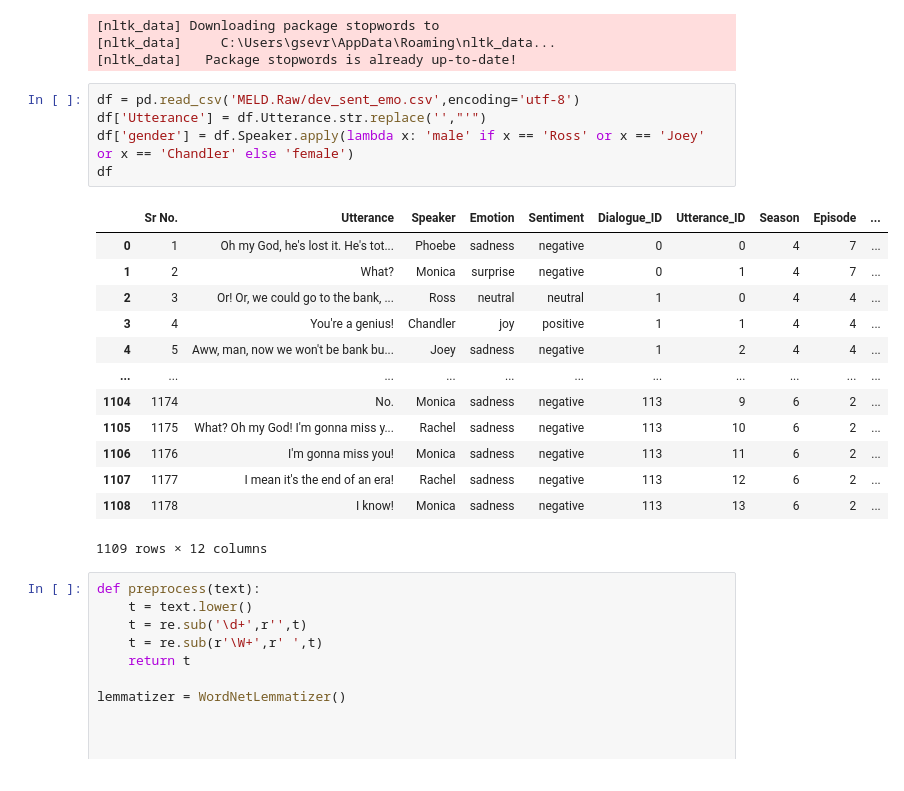
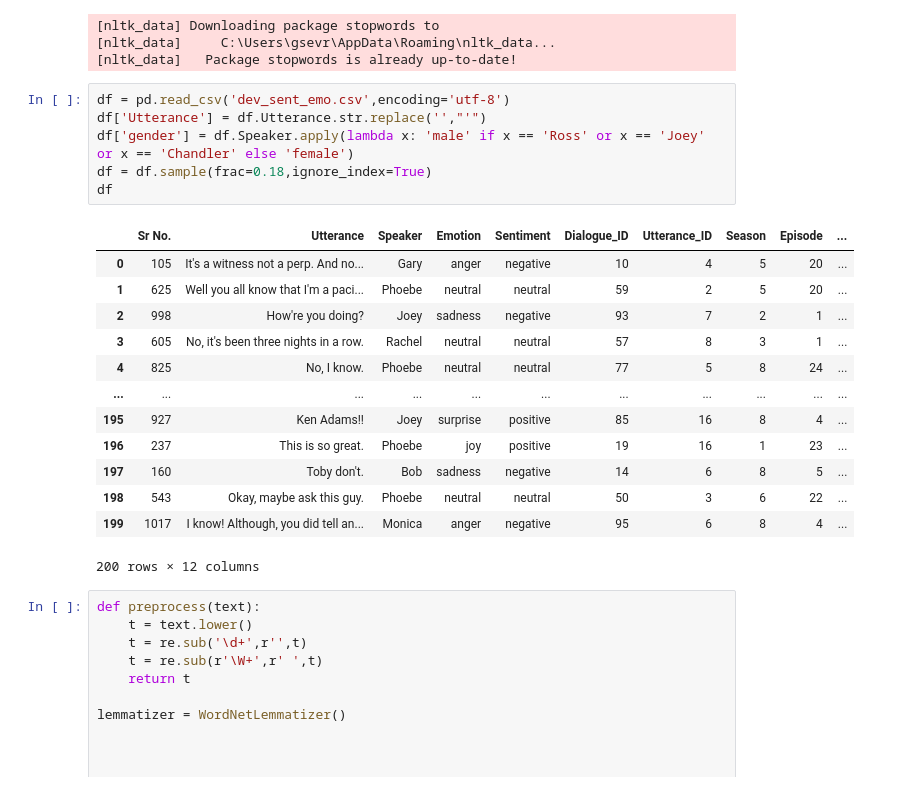
Before and after one commit to isevr/TVEmotion, a Jupyter notebook: t.ipynb, the cells around one changed output. Saved outputs shown, nothing was run; the diff lists cells and outputs as text.

```diff
--- a/t.ipynb
+++ b/t.ipynb
@@ -27,4 +27,4 @@ import os
 [nltk_data]     C:\Users\gsevr\AppData\Roaming\nltk_data...
 [nltk_data]   Package stopwords is already up-to-date!
 # %%
-df = pd.read_csv('MELD.Raw/dev_sent_emo.csv',encoding='utf-8')
+df = pd.read_csv('dev_sent_emo.csv',encoding='utf-8')
@@ -32,19 +32,20 @@
 df['gender'] = df.Speaker.apply(lambda x: 'male' if x == 'Ross' or x == 'Joey' or x == 'Chandler' else 'female')
+df = df.sample(frac=0.18,ignore_index=True)
 df
 # %% [output]
 |  | Sr No. | Utterance | Speaker | Emotion | Sentiment | Dialogue_ID | Utterance_ID | Season | Episode | ... |
-| 0 | 1 | Oh my God, he's lost it. He's tot... | Phoebe | sadness | negative | 0 | 0 | 4 | 7 | ... |
-| 1 | 2 | What? | Monica | surprise | negative | 0 | 1 | 4 | 7 | ... |
-| 2 | 3 | Or! Or, we could go to the bank, ... | Ross | neutral | neutral | 1 | 0 | 4 | 4 | ... |
-| 3 | 4 | You're a genius! | Chandler | joy | positive | 1 | 1 | 4 | 4 | ... |
-| 4 | 5 | Aww, man, now we won't be bank bu... | Joey | sadness | negative | 1 | 2 | 4 | 4 | ... |
+| 0 | 105 | It's a witness not a perp. And no... | Gary | anger | negative | 10 | 4 | 5 | 20 | ... |
+| 1 | 625 | Well you all know that I'm a paci... | Phoebe | neutral | neutral | 59 | 2 | 5 | 20 | ... |
+| 2 | 998 | How're you doing? | Joey | sadness | negative | 93 | 7 | 2 | 1 | ... |
+| 3 | 605 | No, it's been three nights in a row. | Rachel | neutral | neutral | 57 | 8 | 3 | 1 | ... |
+| 4 | 825 | No, I know. | Phoebe | neutral | neutral | 77 | 5 | 8 | 24 | ... |
 | ... | ... | ... | ... | ... | ... | ... | ... | ... | ... | ... |
-| 1104 | 1174 | No. | Monica | sadness | negative | 113 | 9 | 6 | 2 | ... |
-| 1105 | 1175 | What? Oh my God! I'm gonna miss y... | Rachel | sadness | negative | 113 | 10 | 6 | 2 | ... |
-| 1106 | 1176 | I'm gonna miss you! | Monica | sadness | negative | 113 | 11 | 6 | 2 | ... |
-| 1107 | 1177 | I mean it's the end of an era! | Rachel | sadness | negative | 113 | 12 | 6 | 2 | ... |
-| 1108 | 1178 | I know! | Monica | sadness | negative | 113 | 13 | 6 | 2 | ... |
+| 195 | 927 | Ken Adams!! | Joey | surprise | positive | 85 | 16 | 8 | 4 | ... |
+| 196 | 237 | This is so great. | Phoebe | joy | positive | 19 | 16 | 1 | 23 | ... |
+| 197 | 160 | Toby don't. | Bob | sadness | negative | 14 | 6 | 8 | 5 | ... |
+| 198 | 543 | Okay, maybe ask this guy. | Phoebe | neutral | neutral | 50 | 3 | 6 | 22 | ... |
+| 199 | 1017 | I know! Although, you did tell an... | Monica | anger | negative | 95 | 6 | 8 | 4 | ... |
-1109 rows × 12 columns
+200 rows × 12 columns
 # %%
 def preprocess(text):
     t = text.lower()
```
Also changed, not shown: parts of 4 cells of this notebook, 1 other file.
